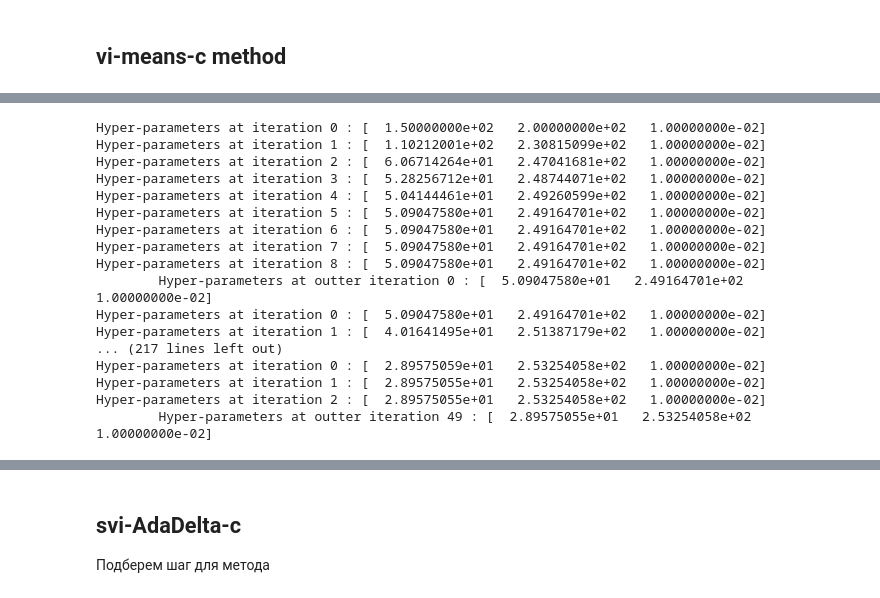
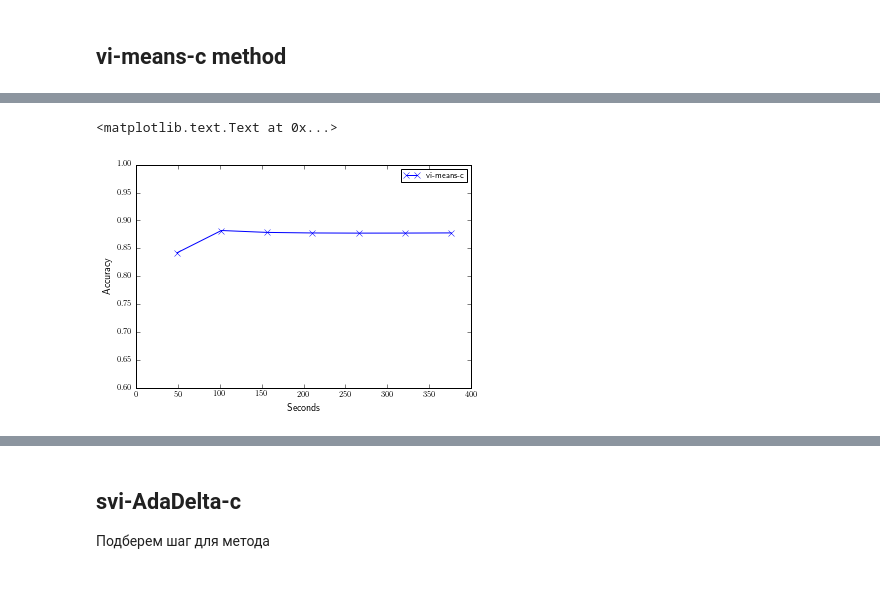
Before and after one commit to afcarl/CourseProject, a Jupyter notebook: Code/Experiments/vi_svi_classification/mnist.ipynb, the cells around one changed output, grey strips where cells are left out. Cells and saved outputs as stored; diff of their text form; code cells hidden in the pictures.

```diff
--- a/Code/Experiments/vi_svi_classification/mnist.ipynb
+++ b/Code/Experiments/vi_svi_classification/mnist.ipynb
@@ -93,24 +117,11 @@ vi_gp = GPC(model_covariance_obj, method='vi')
-# %%
-opts = {'maxiter':10, 'mydisp': True}
-vi_res = vi_gp.fit(x_tr, y_tr, inputs=inputs, optimizer_options=opts, max_out_iter=50)
-# %% [output]
-Hyper-parameters at iteration 0 : [  1.50000000e+02   2.00000000e+02   1.00000000e-02]
-Hyper-parameters at iteration 1 : [  1.10212001e+02   2.30815099e+02   1.00000000e-02]
-Hyper-parameters at iteration 2 : [  6.06714264e+01   2.47041681e+02   1.00000000e-02]
-Hyper-parameters at iteration 3 : [  5.28256712e+01   2.48744071e+02   1.00000000e-02]
-Hyper-parameters at iteration 4 : [  5.04144461e+01   2.49260599e+02   1.00000000e-02]
-Hyper-parameters at iteration 5 : [  5.09047580e+01   2.49164701e+02   1.00000000e-02]
-Hyper-parameters at iteration 6 : [  5.09047580e+01   2.49164701e+02   1.00000000e-02]
-Hyper-parameters at iteration 7 : [  5.09047580e+01   2.49164701e+02   1.00000000e-02]
-Hyper-parameters at iteration 8 : [  5.09047580e+01   2.49164701e+02   1.00000000e-02]
-        Hyper-parameters at outter iteration 0 : [  5.09047580e+01   2.49164701e+02   1.00000000e-02]
-Hyper-parameters at iteration 0 : [  5.09047580e+01   2.49164701e+02   1.00000000e-02]
-Hyper-parameters at iteration 1 : [  4.01641495e+01   2.51387179e+02   1.00000000e-02]
-... (217 lines left out)
-Hyper-parameters at iteration 0 : [  2.89575059e+01   2.53254058e+02   1.00000000e-02]
-Hyper-parameters at iteration 1 : [  2.89575055e+01   2.53254058e+02   1.00000000e-02]
-Hyper-parameters at iteration 2 : [  2.89575055e+01   2.53254058e+02   1.00000000e-02]
-        Hyper-parameters at outter iteration 49 : [  2.89575055e+01   2.53254058e+02   1.00000000e-02]
 # %%
 metric = lambda w: vi_gp.get_prediction_quality(w, x_test, y_test)
-vi_x_lst, vi_y_lst = vi_res.plot_performance(metric, 't', freq=5)
+vi_x_lst, vi_y_lst = vi_res.plot_performance(metric, 't', freq=1)
+plt.plot(vi_x_lst[1:], vi_y_lst[1:], '-bx', label='vi-means-c')
+plt.ylim([0.6, 1.])
+plt.legend()
+plt.xlabel('Seconds')
+plt.ylabel('Accuracy')
+# %% [output]
+<matplotlib.text.Text at 0x...>
+[figure, added]
```
Also changed, not shown: parts of 5 cells of this notebook, 10 other files.
